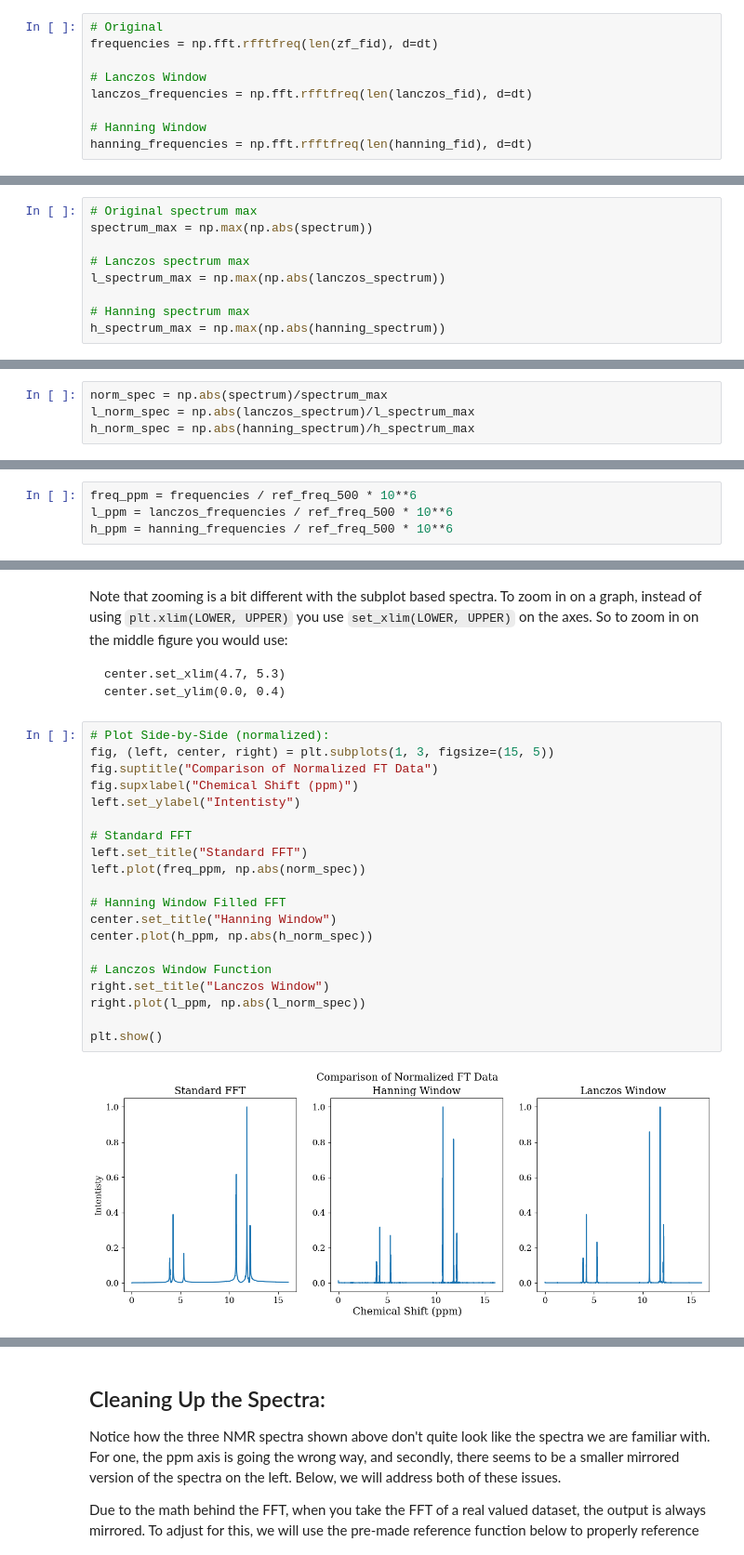
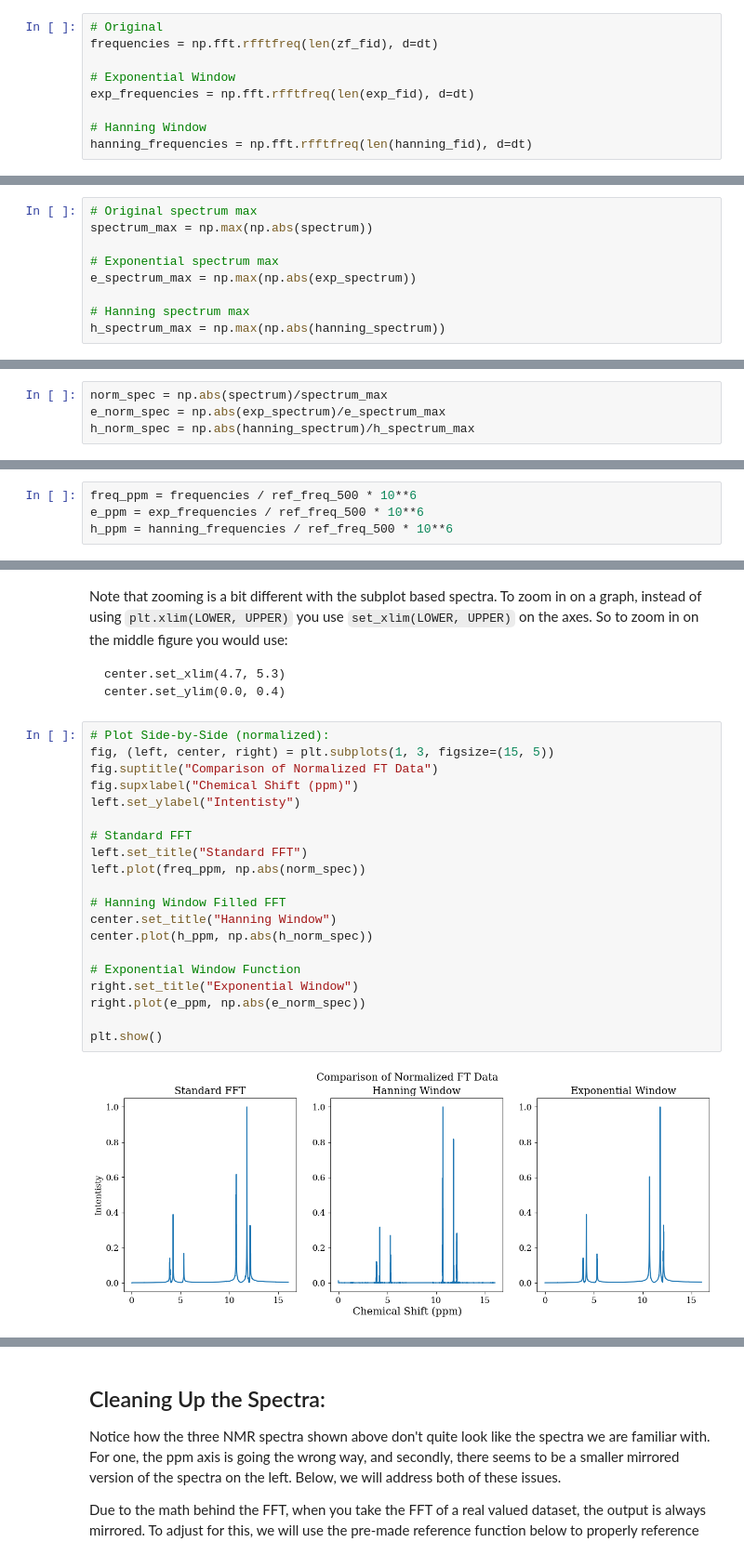
Before and after one commit to ajdominic/FourierTransforms, a Jupyter notebook: keys/Activity_3_Key.ipynb, the cells around one changed output, grey strips where cells are left out. Shown: that part at 93% size. Drawn from its saved outputs; the diff is of its cells as text.

```diff
--- a/keys/Activity_3_Key.ipynb
+++ b/keys/Activity_3_Key.ipynb
@@ -285,8 +286,8 @@ Calculate the corresponding frequency axes, as shown in Activity 2
 # Original
 frequencies = np.fft.rfftfreq(len(zf_fid), d=dt)
 
-# Lanczos Window
-lanczos_frequencies = np.fft.rfftfreq(len(lanczos_fid), d=dt)
+# Exponential Window
+exp_frequencies = np.fft.rfftfreq(len(exp_fid), d=dt)
 
 # Hanning Window
 hanning_frequencies = np.fft.rfftfreq(len(hanning_fid), d=dt)
@@ -322,8 +323,8 @@ We will now normalize the spectra to set the y-axis maximum value to be `1.0`. T
 # Original spectrum max
 spectrum_max = np.max(np.abs(spectrum))
 
-# Lanczos spectrum max
-l_spectrum_max = np.max(np.abs(lanczos_spectrum))
+# Exponential spectrum max
+e_spectrum_max = np.max(np.abs(exp_spectrum))
 
 # Hanning spectrum max
 h_spectrum_max = np.max(np.abs(hanning_spectrum))
@@ -331,13 +332,13 @@ h_spectrum_max = np.max(np.abs(hanning_spectrum))
 To finish normalizing, take the absolute value of the three spectra and divide it by the corresponding maximum value. This will turn our values into a percent-of-max which will ensure no value exceeds `1.0`.
 # %%
 norm_spec = np.abs(spectrum)/spectrum_max
-l_norm_spec = np.abs(lanczos_spectrum)/l_spectrum_max
+e_norm_spec = np.abs(exp_spectrum)/e_spectrum_max
 h_norm_spec = np.abs(hanning_spectrum)/h_spectrum_max
 # %% [markdown]
 We will also convert our x-axis from MHz to ppm by dividing the frequency values by the refrence frequency of the instrument, then multiplying by one million.
 # %%
 freq_ppm = frequencies / ref_freq_500 * 10**6
-l_ppm = lanczos_frequencies / ref_freq_500 * 10**6
+e_ppm = exp_frequencies / ref_freq_500 * 10**6
 h_ppm = hanning_frequencies / ref_freq_500 * 10**6
 # %% [markdown]
 We can now plot the three normalized spectra against one another to get a better comparison of the effects of zero-padding and windowing. You will need to zoom in to better see these effects.
@@ -350,25 +351,25 @@ center.set_ylim(0.0, 0.4)
 # %%
 # Plot Side-by-Side (normalized):
 fig, (left, center, right) = plt.subplots(1, 3, figsize=(15, 5))
 fig.suptitle("Comparison of Normalized FT Data")
 fig.supxlabel("Chemical Shift (ppm)")
 left.set_ylabel("Intentisty")
 
 # Standard FFT
 left.set_title("Standard FFT")
 left.plot(freq_ppm, np.abs(norm_spec))
 
 # Hanning Window Filled FFT
 center.set_title("Hanning Window")
 center.plot(h_ppm, np.abs(h_norm_spec))
 
-# Lanczos Window Function
-right.set_title("Lanczos Window")
-right.plot(l_ppm, np.abs(l_norm_spec))
+# Exponential Window Function
+right.set_title("Exponential Window")
+right.plot(e_ppm, np.abs(e_norm_spec))
 
 plt.show()
 # %% [output]
-[figure, old version]
+[figure, new version]
 # %% [markdown]
 ### Question 8
 8. Qualitatively, how do the three spectra compare to each other? Specifically discuss differences in peak width, height, resolution. You will want to refer to both the normalized and unnormalized plots to answer this question.
```
Also changed, not shown: parts of 9 cells of this notebook, 1 other file.
